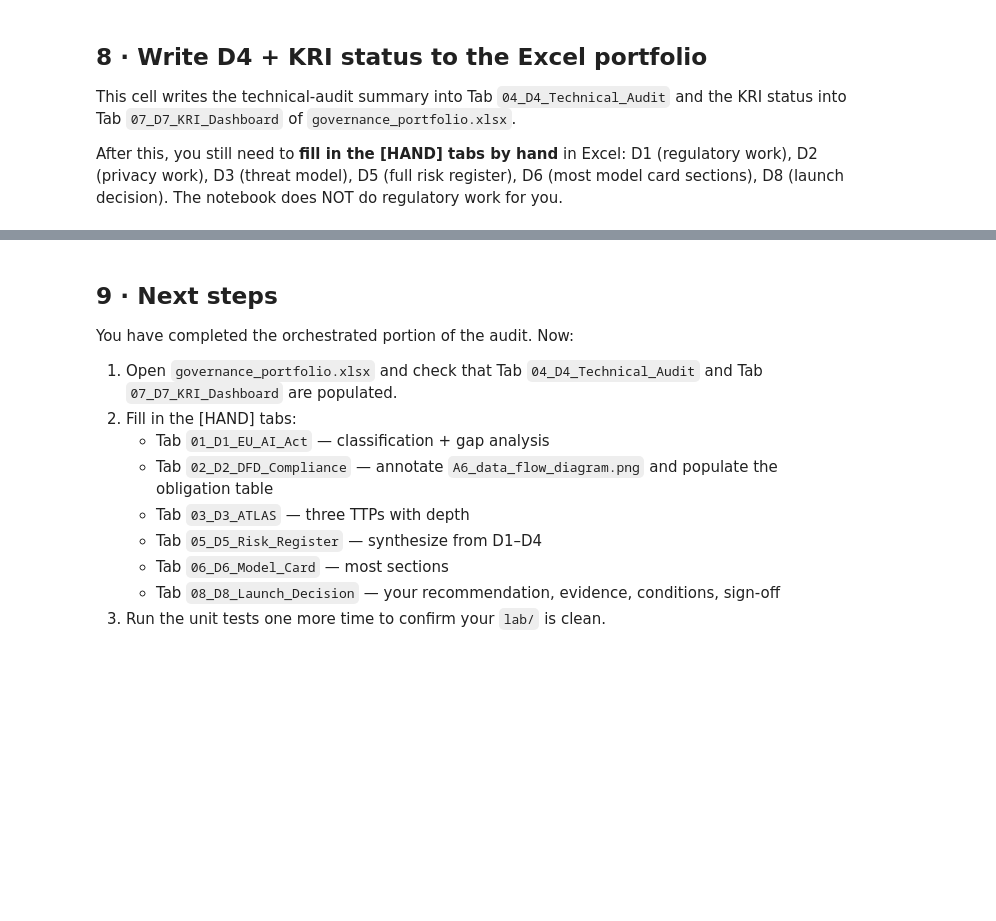
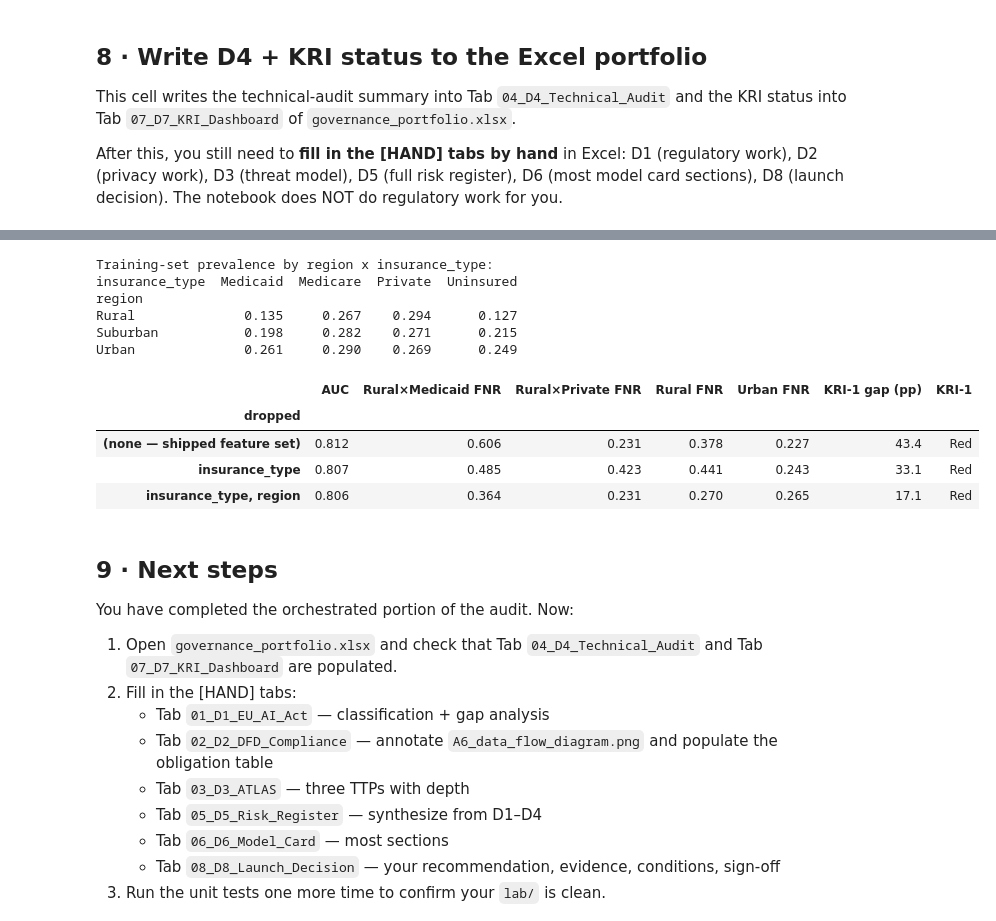
Before and after one commit to MinKhaungMinLwin/ai-sec-eng-c4-cd15150-project-starter, a Jupyter notebook: starter/audit_notebook.ipynb, the cells around one changed output, grey strips where cells are left out. Saved outputs shown, nothing was run; the diff lists cells and outputs as text; code cells hidden in the pictures; blank space fills up the shorter version.

```diff
--- a/starter/audit_notebook.ipynb
+++ b/starter/audit_notebook.ipynb
@@ -253,3 +407,54 @@ print(f"\n✓ Wrote technical-audit + KRI status to {PORTFOLIO.name}")
+# %%
+from sklearn.base import clone
+from sklearn.pipeline import Pipeline
+from sklearn.compose import ColumnTransformer
+from sklearn.preprocessing import StandardScaler, OneHotEncoder
+
+print("Training-set prevalence by region x insurance_type:")
+print(train.groupby(["region", "insurance_type"])["diabetes_outcome"].mean().unstack().round(3))
+
+def counterfactual(drop):
+    cats = [c for c in schema["categorical"] if c not in drop]
+    nums = schema["numeric"]
+    pipe = Pipeline([
+        ("preprocessor", ColumnTransformer([
+            ("num", StandardScaler(), nums),
+            ("cat", OneHotEncoder(handle_unknown="ignore", sparse_output=False), cats)])),
+        ("classifier", clone(model.named_steps["classifier"])),
+    ])
+    pipe.fit(train[nums + cats], y_train)
+    proba = pipe.predict_proba(test[nums + cats])[:, 1]
+    pred = (proba >= threshold).astype(int)
+    cells = compute_subgroup_metrics(y_test, pred, test[["region", "insurance_type"]])
+    regions = compute_subgroup_metrics(y_test, pred, test["region"])
+    k1 = kri_subgroup_fnr_drift(y_test, pred, test[["region", "insurance_type"]], min_n_positives=20)
+    return {
+        "dropped": ", ".join(drop) or "(none — shipped feature set)",
+        "AUC": round(roc_auc_score(y_test, proba), 3),
+        "Rural×Medicaid FNR": round(cells.loc[("Rural", "Medicaid"), "FNR"], 3),
+        "Rural×Private FNR": round(cells.loc[("Rural", "Private"), "FNR"], 3),
+        "Rural FNR": round(regions.loc["Rural", "FNR"], 3),
+        "Urban FNR": round(regions.loc["Urban", "FNR"], 3),
+        "KRI-1 gap (pp)": k1["gap_pp"],
+        "KRI-1": k1["status"],
+    }
+
+cf = pd.DataFrame([counterfactual([]),
+                   counterfactual(["insurance_type"]),
+                   counterfactual(["insurance_type", "region"])]).set_index("dropped")
+cf
+# %% [output]
+Training-set prevalence by region x insurance_type:
+insurance_type  Medicaid  Medicare  Private  Uninsured
+region
+Rural              0.135     0.267    0.294      0.127
+Suburban           0.198     0.282    0.271      0.215
+Urban              0.261     0.290    0.269      0.249
+|  | AUC | Rural×Medicaid FNR | Rural×Private FNR | Rural FNR | Urban FNR | KRI-1 gap (pp) | KRI-1 |
+| dropped |  |  |  |  |  |  |  |
+| (none — shipped feature set) | 0.812 | 0.606 | 0.231 | 0.378 | 0.227 | 43.4 | Red |
+| insurance_type | 0.807 | 0.485 | 0.423 | 0.441 | 0.243 | 33.1 | Red |
+| insurance_type, region | 0.806 | 0.364 | 0.231 | 0.270 | 0.265 | 17.1 | Red |
 # %% [markdown]
 ## 9 · Next steps
 
```
Also changed, not shown: parts of 16 cells of this notebook, 8 other files.
